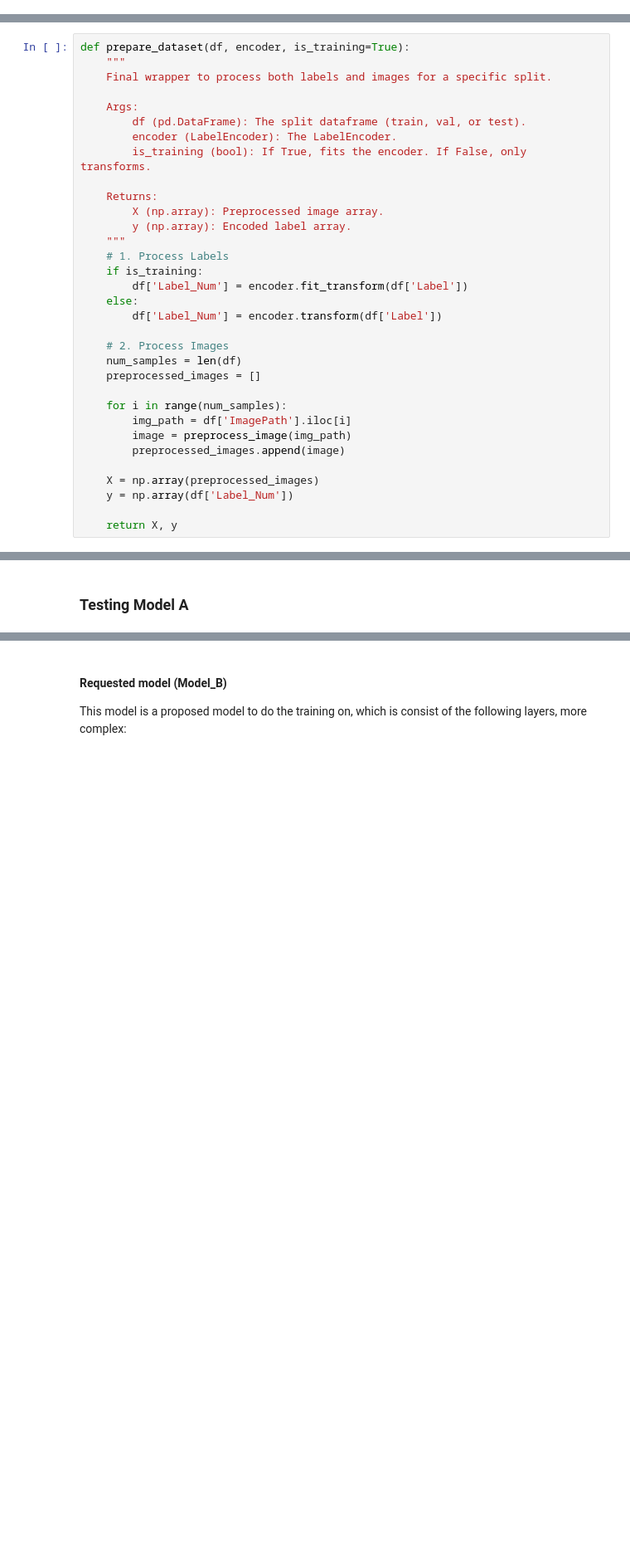
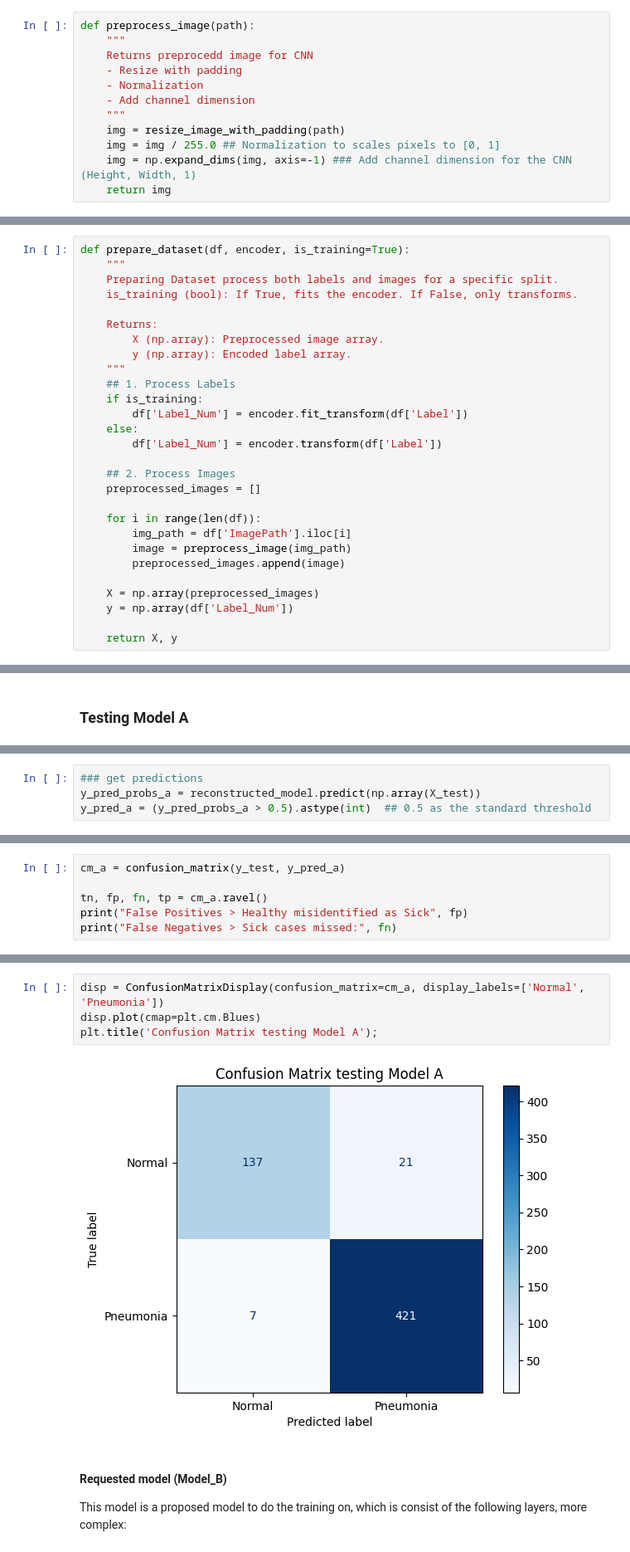
Before and after one commit to sondosaabed/Pneumonia-Classification-CNN, a Jupyter notebook: Pneumonia-Classification-CNN.ipynb, the cells around one changed output, grey strips where cells are left out. Shown at 83% size. Saved outputs shown, nothing was run; the diff lists cells and outputs as text; blank space fills up the shorter version.

Commit message:
Kaggle Notebook | Pneumonia-Classification-CNN | Final

```diff
--- a/Pneumonia-Classification-CNN.ipynb
+++ b/Pneumonia-Classification-CNN.ipynb
@@ -303,3 +339,15 @@ def preprocess_image(path):
     return img
+# %%
+def preprocess_image(path):
+    """
+    Returns preprocedd image for CNN
+    - Resize with padding
+    - Normalization
+    - Add channel dimension
+    """
+    img = resize_image_with_padding(path)
+    img = img / 255.0 ## Normalization to scales pixels to [0, 1]
+    img = np.expand_dims(img, axis=-1) ### Add channel dimension for the CNN (Height, Width, 1)
+    return img
 # %%
 plt.imshow(preprocess_image(train_df.iloc[100]['ImagePath']), cmap="gray")
@@ -314,28 +369,23 @@ le = LabelEncoder() ## will be using the same encoder
 # %%
 def prepare_dataset(df, encoder, is_training=True):
     """
-    Final wrapper to process both labels and images for a specific split.
-
-    Args:
-        df (pd.DataFrame): The split dataframe (train, val, or test).
-        encoder (LabelEncoder): The LabelEncoder.
-        is_training (bool): If True, fits the encoder. If False, only transforms.
+    Preparing Dataset process both labels and images for a specific split.
+    is_training (bool): If True, fits the encoder. If False, only transforms.
 
     Returns:
         X (np.array): Preprocessed image array.
         y (np.array): Encoded label array.
     """
-    # 1. Process Labels
+    ## 1. Process Labels
     if is_training:
         df['Label_Num'] = encoder.fit_transform(df['Label'])
     else:
         df['Label_Num'] = encoder.transform(df['Label'])
 
-    # 2. Process Images
-    num_samples = len(df)
+    ## 2. Process Images
     preprocessed_images = []
 
-    for i in range(num_samples):
+    for i in range(len(df)):
         img_path = df['ImagePath'].iloc[i]
         image = preprocess_image(img_path)
         preprocessed_images.append(image)
@@ -475,0 +536,4 @@ test_loss_a, test_acc_a,test_recall_a, precision_a = reconstructed_model.evaluat
+# %%
+### get predictions
+y_pred_probs_a = reconstructed_model.predict(np.array(X_test))
+y_pred_a = (y_pred_probs_a > 0.5).astype(int)  ## 0.5 as the standard threshold
@@ -519,0 +558,6 @@ False Negatives (Sick cases missed): 9
+# %%
+cm_a = confusion_matrix(y_test, y_pred_a)
+
+tn, fp, fn, tp = cm_a.ravel()
+print("False Positives > Healthy misidentified as Sick", fp)
+print("False Negatives > Sick cases missed:", fn)
@@ -520,3 +567,9 @@ False Negatives (Sick cases missed): 9
+# %%
+disp = ConfusionMatrixDisplay(confusion_matrix=cm_a, display_labels=['Normal', 'Pneumonia'])
+disp.plot(cmap=plt.cm.Blues)
+plt.title('Confusion Matrix testing Model A');
+# %% [output]
+[figure, added]
 # %% [markdown]
 #### Requested model (Model_B)
 
```
Also changed, not shown: parts of 89 cells of this notebook.
